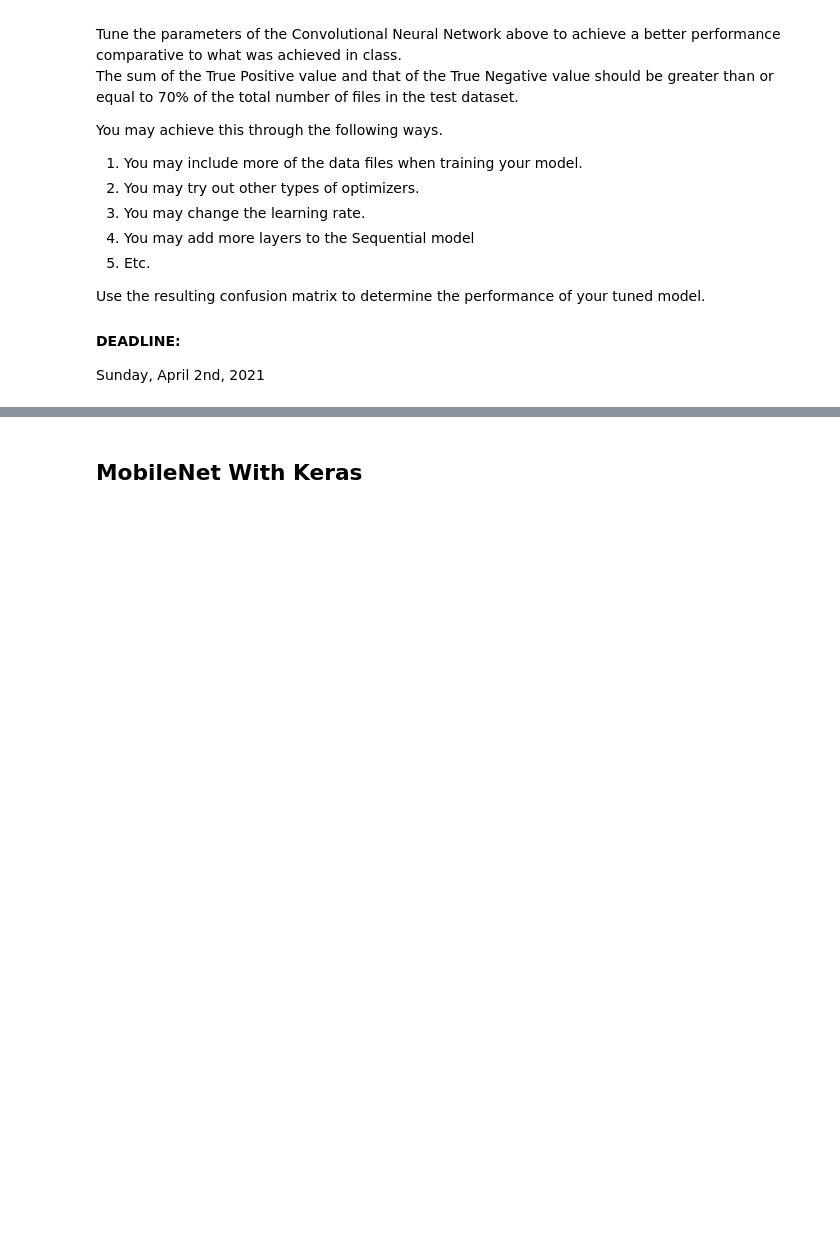
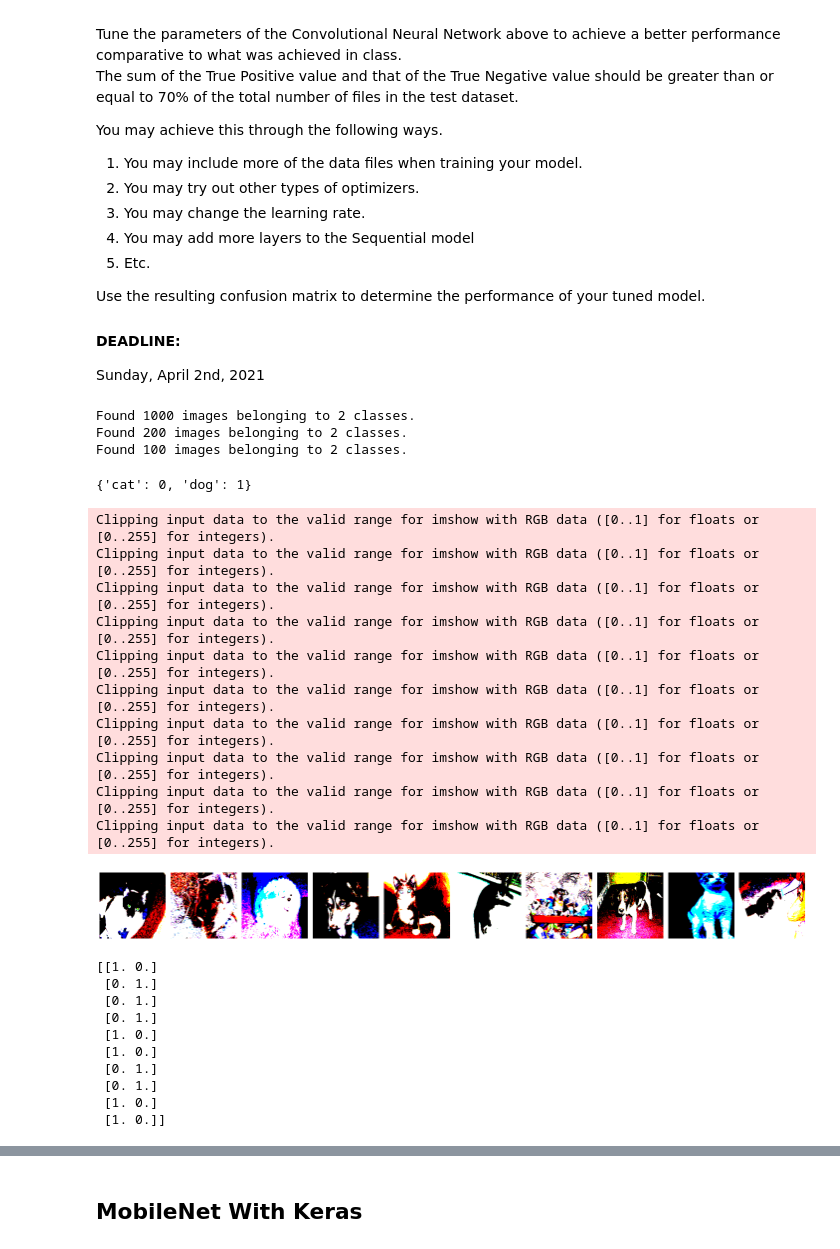
Before and after one commit to ebenezer-std/10712716-Session2, a Jupyter notebook: Lab Session2.ipynb, the cells around one changed output, grey strips where cells are left out. Drawn from its saved outputs; the diff is of its cells as text; code cells hidden in the pictures; blank space fills up the shorter version.

```diff
--- a/Lab Session2.ipynb
+++ b/Lab Session2.ipynb
@@ -244,3 +244,27 @@ if os.path.isdir('train/dog') is False:
         shutil.move(i, 'test/dog')
 
 os.chdir('../../')
+# %%
+# Setting up paths for data files.
+
+train_path = 'C:/Users/cOVIDpOWER/Downloads/train/train/train'
+valid_path = 'C:/Users/cOVIDpOWER/Downloads/train/train/valid'
+test_path = 'C:/Users/cOVIDpOWER/Downloads/train/train/test'
+# %%
+# We need to put the data in a format that the model understands.
+# In keras, we do so with the ImageGenerator() method.
+# This will create batches of data from the directory where the datasets resides
+# And these batches of data will be passed to the sequential model
+
+train_batches = ImageDataGenerator(preprocessing_function=tf.keras.applications.vgg16.preprocess_input) \
+    .flow_from_directory(directory=train_path, target_size=(224,224), classes=['cat','dog'], batch_size=10)
+
+valid_batches = ImageDataGenerator(preprocessing_function=tf.keras.applications.vgg16.preprocess_input) \
+    .flow_from_directory(directory=valid_path, target_size=(224,224), classes=['cat','dog'], batch_size=10)
+
+test_batches = ImageDataGenerator(preprocessing_function=tf.keras.applications.vgg16.preprocess_input) \
+    .flow_from_directory(directory=test_path, target_size=(224,224), classes=['cat','dog'], batch_size=10, shuffle=False)
+# %% [output]
+Found 1000 images belonging to 2 classes.
+Found 200 images belonging to 2 classes.
+Found 100 images belonging to 2 classes.
@@ -246,0 +277,45 @@ os.chdir('../../')
+# %%
+# Checking the indices of each label
+test_batches.class_indices
+# %% [output]
+{'cat': 0, 'dog': 1}
+# %%
+# Overview of images from a particular batch
+imgs, labels = next(train_batches)
+# %%
+# This function will plot images in the form of a grid with 1 row and 10 columns where images are place
+# Function taken directly from Tensorflow website
+def plotImages(images_arr):
+    fig, axes = plt.subplots(1, 10, figsize=(20,20))
+    axes = axes.flatten()
+    for img, ax in zip( images_arr, axes):
+        ax.imshow(img)
+        ax.axis('off')
+    plt.tight_layout()
+    plt.show()
+# %%
+# Plotting images from the 'imgs' batches along their labels
+plotImages(imgs)
+print(labels)
+# %% [output]
+Clipping input data to the valid range for imshow with RGB data ([0..1] for floats or [0..255] for integers).
+Clipping input data to the valid range for imshow with RGB data ([0..1] for floats or [0..255] for integers).
+Clipping input data to the valid range for imshow with RGB data ([0..1] for floats or [0..255] for integers).
+Clipping input data to the valid range for imshow with RGB data ([0..1] for floats or [0..255] for integers).
+Clipping input data to the valid range for imshow with RGB data ([0..1] for floats or [0..255] for integers).
+Clipping input data to the valid range for imshow with RGB data ([0..1] for floats or [0..255] for integers).
+Clipping input data to the valid range for imshow with RGB data ([0..1] for floats or [0..255] for integers).
+Clipping input data to the valid range for imshow with RGB data ([0..1] for floats or [0..255] for integers).
+Clipping input data to the valid range for imshow with RGB data ([0..1] for floats or [0..255] for integers).
+Clipping input data to the valid range for imshow with RGB data ([0..1] for floats or [0..255] for integers).
+[figure, added]
+[[1. 0.]
+ [0. 1.]
+ [0. 1.]
+ [0. 1.]
+ [1. 0.]
+ [1. 0.]
+ [0. 1.]
+ [0. 1.]
+ [1. 0.]
+ [1. 0.]]
```
Also changed, not shown: parts of 23 cells of this notebook.
